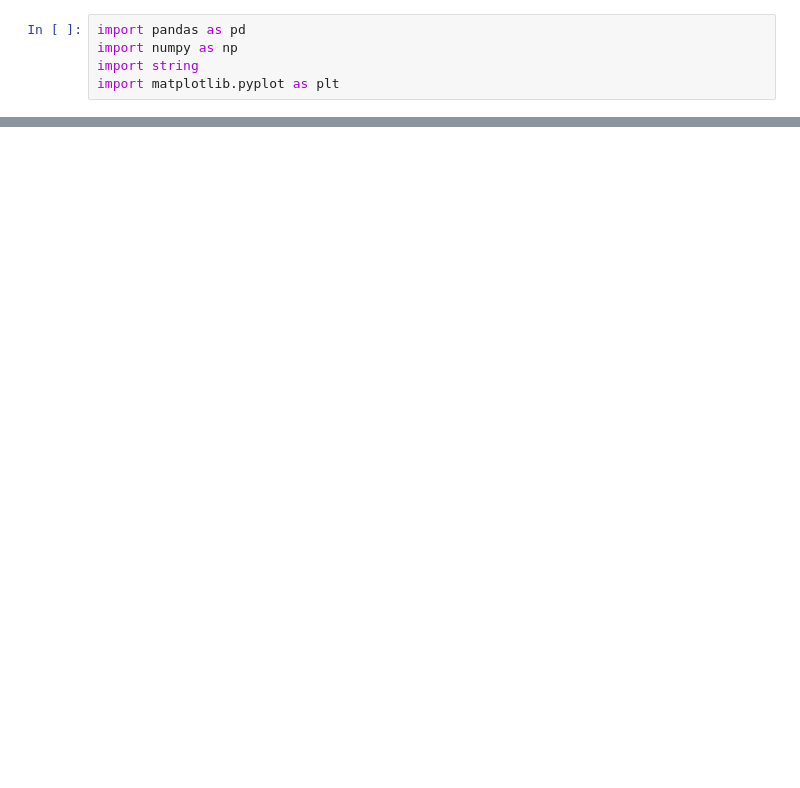
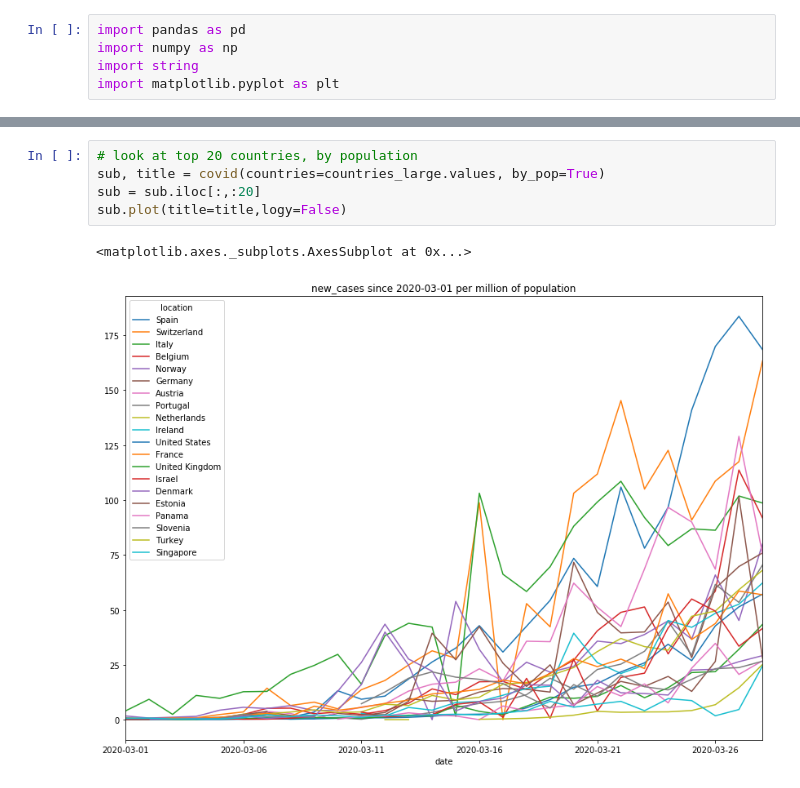
Before and after one commit to bakirl/covid19-tracker, a Jupyter notebook: covid19.ipynb, the cells around one changed output, grey strips where cells are left out. Cells and saved outputs as stored; diff of their text form; blank space fills up the shorter version.

```diff
--- a/covid19.ipynb
+++ b/covid19.ipynb
@@ -59,0 +106,8 @@ sub.plot(title=title,logy=False)
+# %%
+# look at top 20 countries, by population
+sub, title = covid(countries=countries_large.values, by_pop=True)
+sub = sub.iloc[:,:20]
+sub.plot(title=title,logy=False)
+# %% [output]
+<matplotlib.axes._subplots.AxesSubplot at 0x...>
+[figure, added]
```
Also changed, not shown: parts of 9 cells of this notebook.
